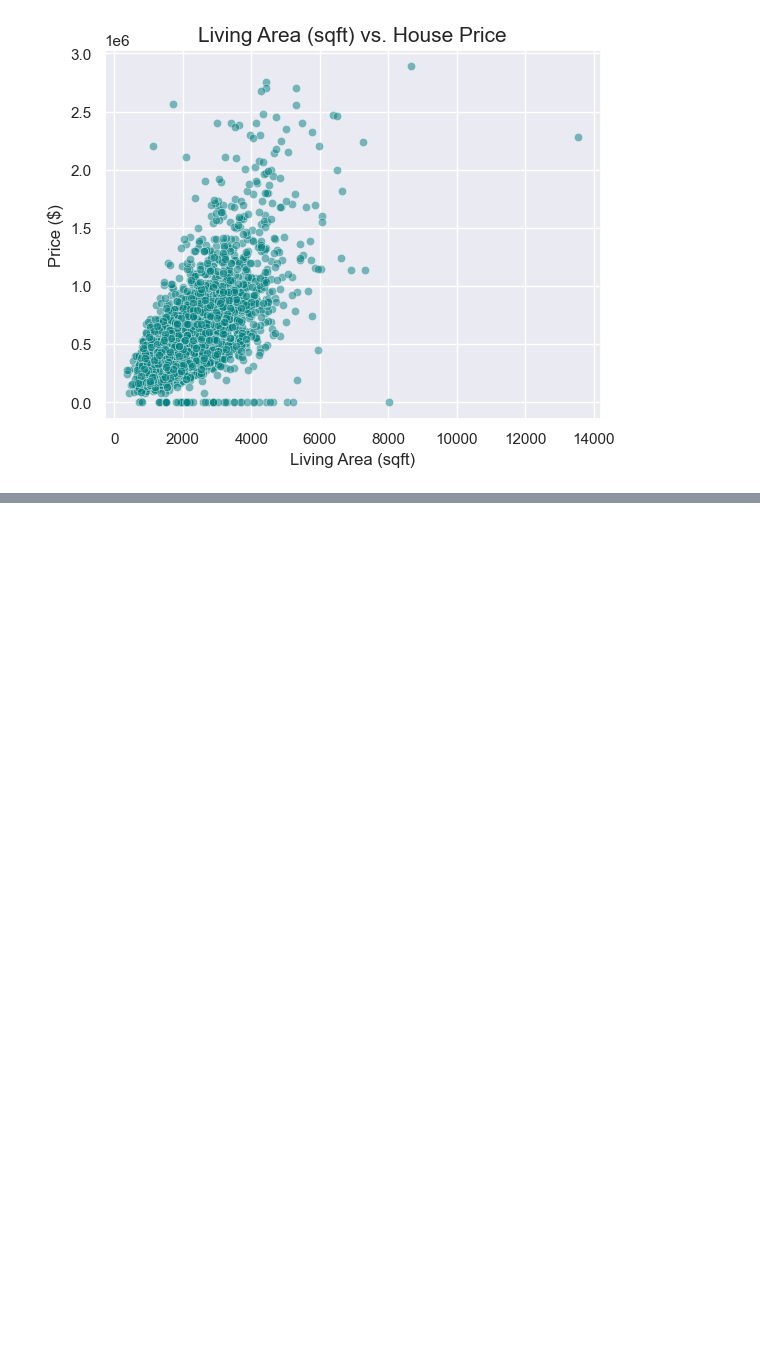
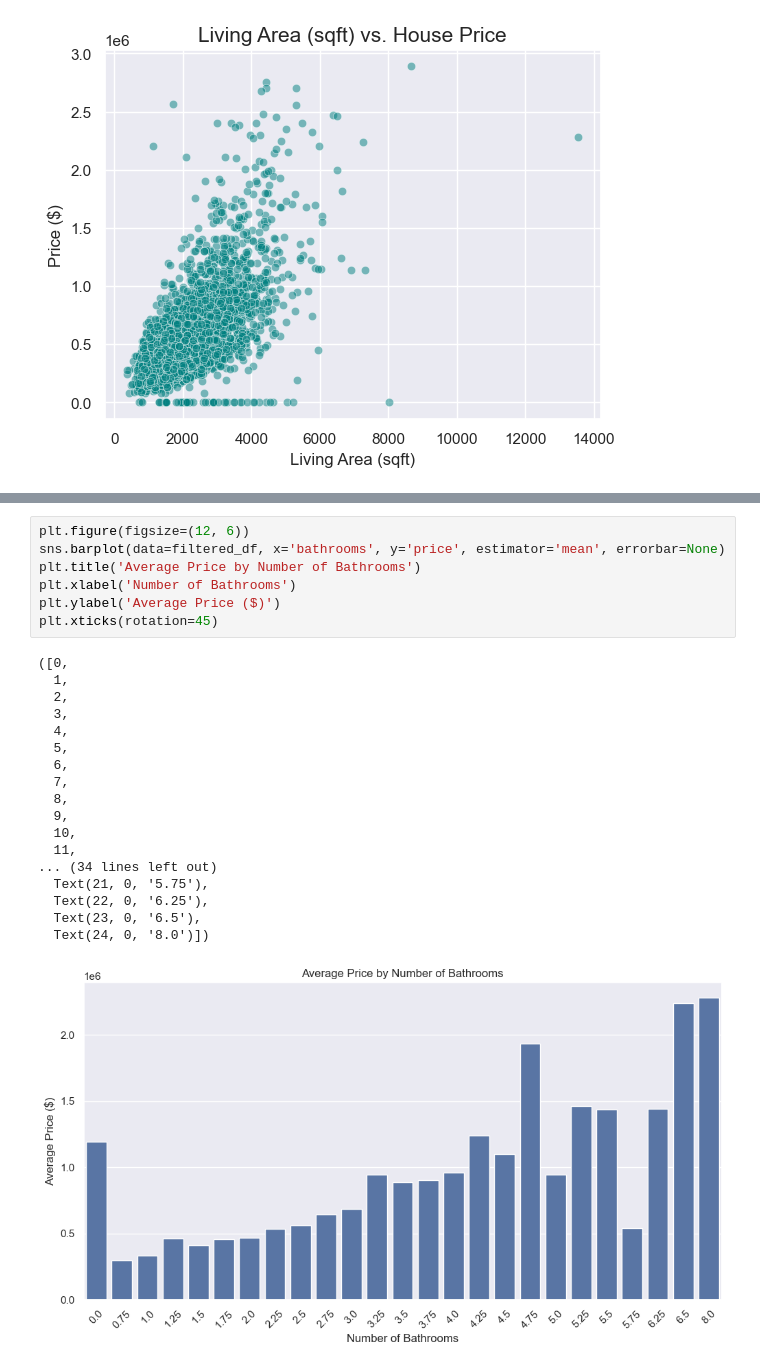
Before and after one commit to Ar3enn/Machine-Learning-Labs, a Jupyter notebook: Lab-3/Lab3.ipynb, the cells around one changed output, grey strips where cells are left out. Saved outputs shown, nothing was run; the diff lists cells and outputs as text; blank space fills up the shorter version.

```diff
--- a/Lab-3/Lab3.ipynb
+++ b/Lab-3/Lab3.ipynb
@@ -144,0 +157,26 @@ Text(0, 0.5, 'Price ($)')
+# %%
+plt.figure(figsize=(12, 6))
+sns.barplot(data=filtered_df, x='bathrooms', y='price', estimator='mean', errorbar=None)
+plt.title('Average Price by Number of Bathrooms')
+plt.xlabel('Number of Bathrooms')
+plt.ylabel('Average Price ($)')
+plt.xticks(rotation=45)
+# %% [output]
+([0,
+  1,
+  2,
+  3,
+  4,
+  5,
+  6,
+  7,
+  8,
+  9,
+  10,
+  11,
+... (34 lines left out)
+  Text(21, 0, '5.75'),
+  Text(22, 0, '6.25'),
+  Text(23, 0, '6.5'),
+  Text(24, 0, '8.0')])
+[figure, added]
```
Also changed, not shown: parts of 3 cells of this notebook, 2 other files.
